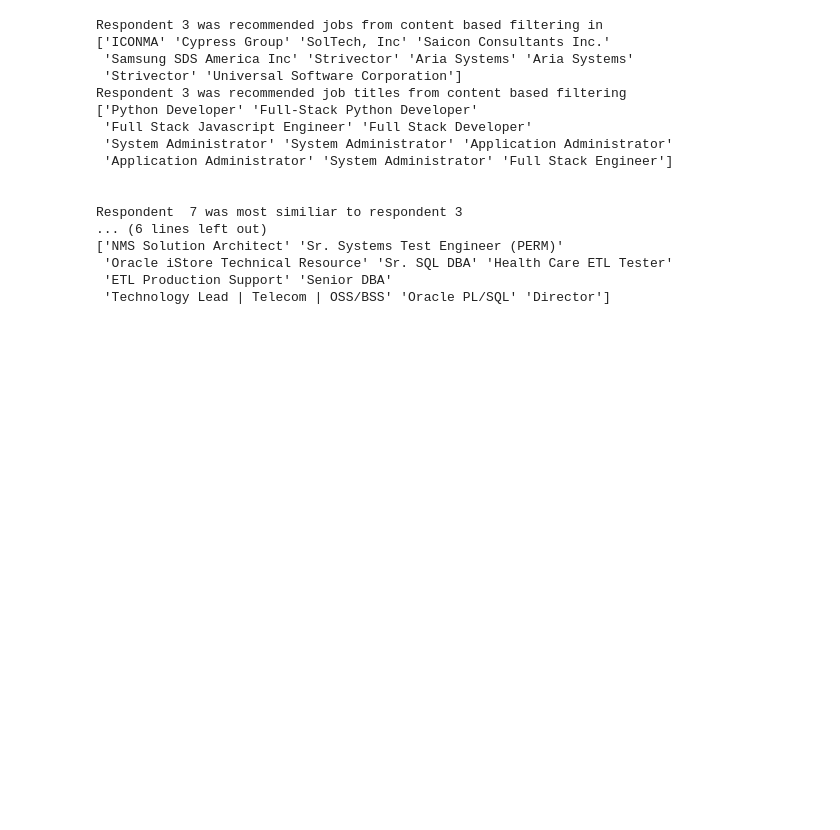
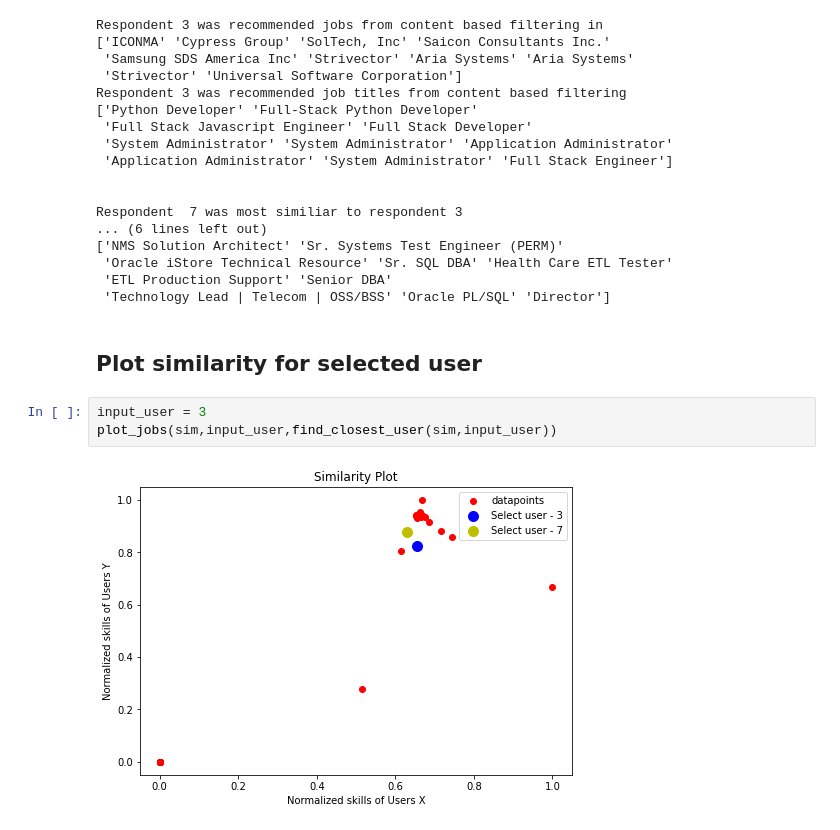
Before and after one commit to tambeani/INFO7370---ADS_Final-Project, a Jupyter notebook: INFO7390 - Collaborative Filtering.ipynb, the cells around one changed output. Drawn from its saved outputs; the diff is of its cells as text; blank space fills up the shorter version.

```diff
--- a/INFO7390 - Collaborative Filtering.ipynb
+++ b/INFO7390 - Collaborative Filtering.ipynb
@@ -200,3 +243,10 @@ Respondent  7 was most similiar to respondent 3
  'Oracle iStore Technical Resource' 'Sr. SQL DBA' 'Health Care ETL Tester'
  'ETL Production Support' 'Senior DBA'
  'Technology Lead | Telecom | OSS/BSS' 'Oracle PL/SQL' 'Director']
+# %% [markdown]
+## Plot similarity for selected user
+# %%
+input_user = 3
+plot_jobs(sim,input_user,find_closest_user(sim,input_user))
+# %% [output]
+[figure, added]
```
Also changed, not shown: parts of 11 cells of this notebook, 3 other files.
